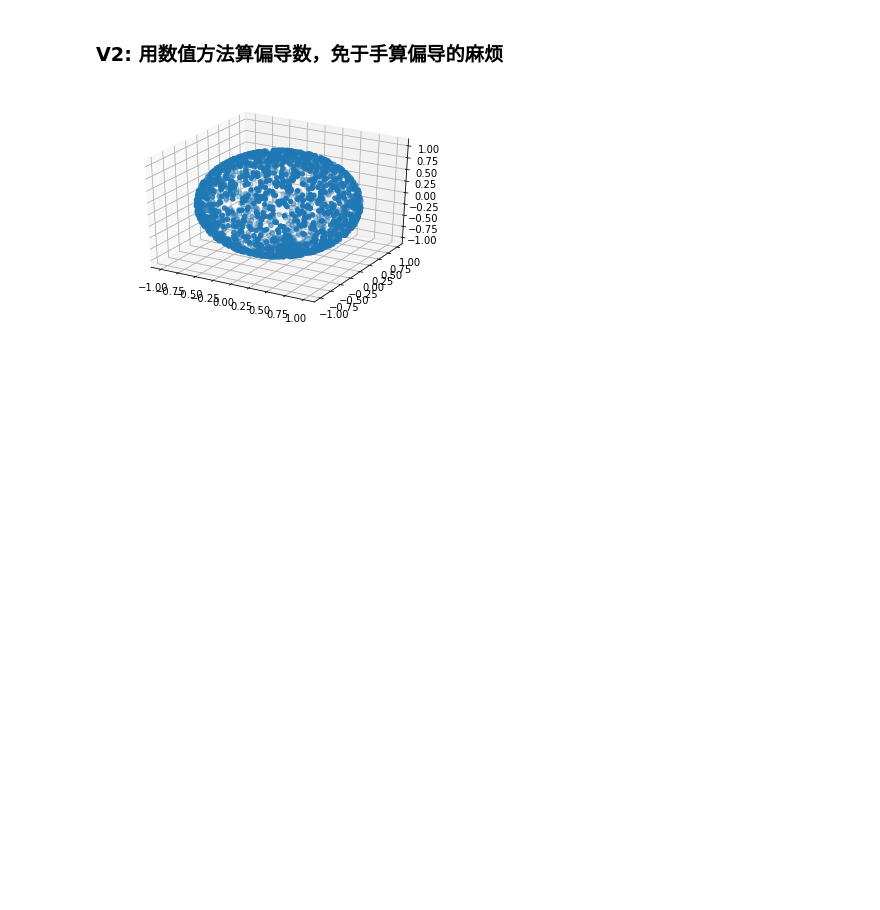
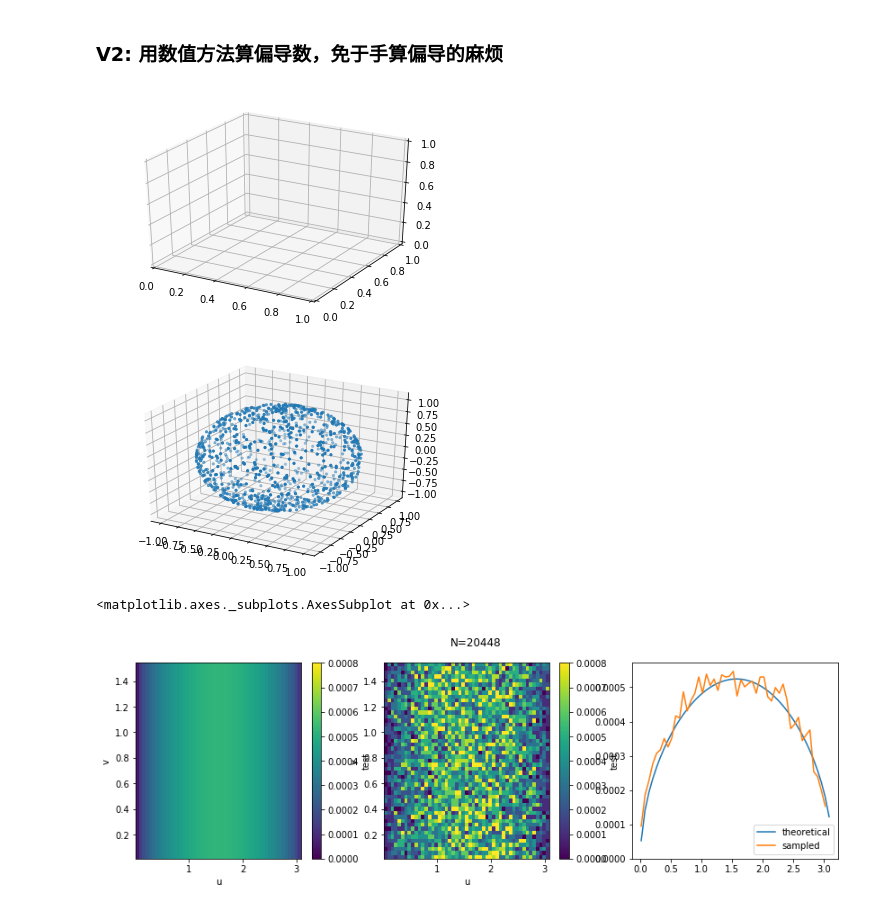
Before and after one commit to MathAndAlgo/DiscussionBoard, a Jupyter notebook: 20190819-曲面上随机采样.ipynb, the cells around one changed output. Drawn from its saved outputs; the diff is of its cells as text; code cells hidden in the pictures; blank space fills up the shorter version.

Commit message:
added quality-control plots and N(0,I_3) sampling

```diff
--- a/20190819-曲面上随机采样.ipynb
+++ b/20190819-曲面上随机采样.ipynb
@@ -359,0 +422,4 @@ plt.show()
+# %%
+coords,uvs = sample_sphere_v0(250000)
+qc_plot_3d(coords[:1000])
+qc_plot_2d(coords)
@@ -402,34 +472,42 @@ m = -opt.minimize(fun=lambda t: -func_I(t[0], t[1]), x0=np.array([0.1, 0.1]),
                   bounds=((left, right), (left, right))).fun
 
 m = m + 0.1
 # %%
-points = np.random.rand(3000, 2) * np.pi * 2
+points = np.random.rand(30000, 2) * np.pi * 2
 result = []
 for point in points:
     if func_I(point[0], point[1]) / m > np.random.rand():
         result.append(point)
 
 # %%画图
 
 import matplotlib.pyplot as plt
 from mpl_toolkits.mplot3d import Axes3D
 
 fig = plt.figure()
 ax = fig.gca(projection='3d')
 
 X, Y, Z = [], [], []
 for point in result:
     u, v = point
     x, y, z = func(u, v)
     X.append(x)
     Y.append(y)
     Z.append(z)
 
 X = np.array(X)
 Y = np.array(Y)
 Z = np.array(Z)
 
-surf = ax.scatter(X, Y, Z, '.')
-plt.show()
+# surf = ax.scatter(X, Y, Z, '.')
+coords3 = coords = np.vstack([X,Y,Z]).T
+
+qc_plot_3d(coords[:1000])
+qc_plot_2d(coords)
+
+# plt.show()
 # %% [output]
-[figure, old version]
+[figure, new version]
+[figure, added]
+<matplotlib.axes._subplots.AxesSubplot at 0x...>
+[figure, added]
```
Also changed, not shown: parts of 4 cells of this notebook, 1 other file.
